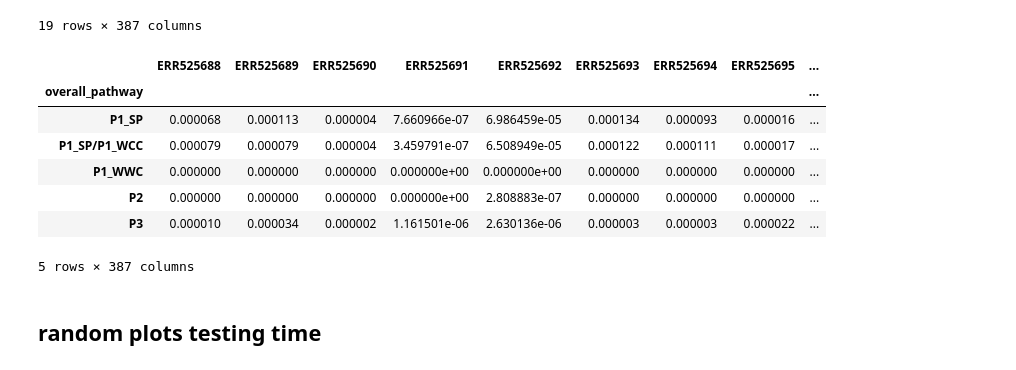
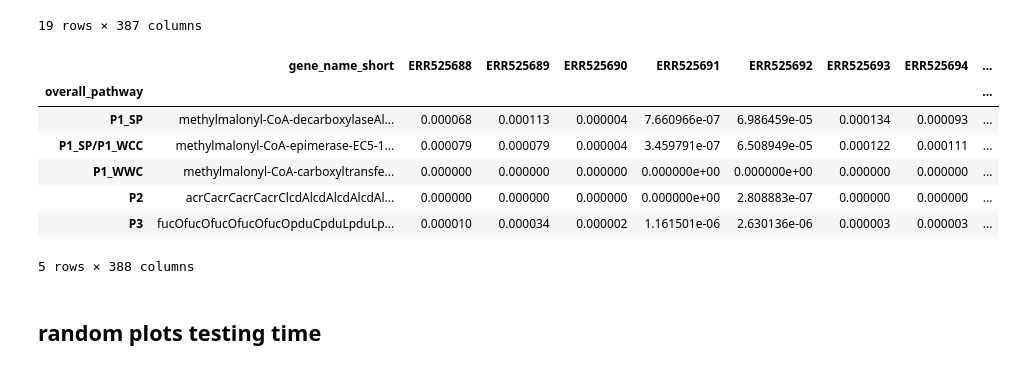
Before and after one commit to daisywyh/cremer_tester, a Jupyter notebook: pathway_abundance/pathway_abundance.ipynb, the cells around one changed output. Saved outputs shown, nothing was run; the diff lists cells and outputs as text; code cells hidden in the pictures.

```diff
--- a/pathway_abundance/pathway_abundance.ipynb
+++ b/pathway_abundance/pathway_abundance.ipynb
@@ -373,26 +373,26 @@ propoinate_useful_display
 # %%
 propionate_overall_pathway_group = propionate_final_hit_table.groupby(["overall_pathway"]).sum()
 
-propionate_overall_pathway_group = propionate_overall_pathway_group.drop("gene_name_short", axis=1)
+# propionate_overall_pathway_group = propionate_overall_pathway_group.drop("gene_name_short", axis=1)
 
-# for pathway in list(overall_pathway_groupby.index.values):
+# for pathway in list(propionate_overall_pathway_group.index.values):
 
 #     if pathway in pathway_length_dict.keys():
 
-#         overall_pathway_groupby.at[pathway, "pathway_abundance"] /= pathway_length_dict[pathway]
+#         propionate_overall_pathway_group.at[pathway, "pathway_abundance"] /= pathway_length_dict[pathway]
 
-# overall_pathway_groupby.at['P1_SP/P1_WCC', "pathway_abundance"] /= 5.5
+# propionate_overall_pathway_group.at['P1_SP/P1_WCC', "pathway_abundance"] /= 5.5
 
 propionate_overall_pathway_group
 # %% [output]
-|  | ERR525688 | ERR525689 | ERR525690 | ERR525691 | ERR525692 | ERR525693 | ERR525694 | ERR525695 | ... |
+|  | gene_name_short | ERR525688 | ERR525689 | ERR525690 | ERR525691 | ERR525692 | ERR525693 | ERR525694 | ... |
 | overall_pathway |  |  |  |  |  |  |  |  | ... |
-| P1_SP | 0.000068 | 0.000113 | 0.000004 | 7.660966e-07 | 6.986459e-05 | 0.000134 | 0.000093 | 0.000016 | ... |
-| P1_SP/P1_WCC | 0.000079 | 0.000079 | 0.000004 | 3.459791e-07 | 6.508949e-05 | 0.000122 | 0.000111 | 0.000017 | ... |
-| P1_WWC | 0.000000 | 0.000000 | 0.000000 | 0.000000e+00 | 0.000000e+00 | 0.000000 | 0.000000 | 0.000000 | ... |
-| P2 | 0.000000 | 0.000000 | 0.000000 | 0.000000e+00 | 2.808883e-07 | 0.000000 | 0.000000 | 0.000000 | ... |
-| P3 | 0.000010 | 0.000034 | 0.000002 | 1.161501e-06 | 2.630136e-06 | 0.000003 | 0.000003 | 0.000022 | ... |
+| P1_SP | methylmalonyl-CoA-decarboxylaseAl... | 0.000068 | 0.000113 | 0.000004 | 7.660966e-07 | 6.986459e-05 | 0.000134 | 0.000093 | ... |
+| P1_SP/P1_WCC | methylmalonyl-CoA-epimerase-EC5-1... | 0.000079 | 0.000079 | 0.000004 | 3.459791e-07 | 6.508949e-05 | 0.000122 | 0.000111 | ... |
+| P1_WWC | methylmalonyl-CoA-carboxyltransfe... | 0.000000 | 0.000000 | 0.000000 | 0.000000e+00 | 0.000000e+00 | 0.000000 | 0.000000 | ... |
+| P2 | acrCacrCacrCacrClcdAlcdAlcdAlcdAl... | 0.000000 | 0.000000 | 0.000000 | 0.000000e+00 | 2.808883e-07 | 0.000000 | 0.000000 | ... |
+| P3 | fucOfucOfucOfucOfucOpduCpduLpduLp... | 0.000010 | 0.000034 | 0.000002 | 1.161501e-06 | 2.630136e-06 | 0.000003 | 0.000003 | ... |
-5 rows × 387 columns
+5 rows × 388 columns
 # %% [markdown]
 ## random plots testing time
 # %%
```
Also changed, not shown: parts of 2 cells of this notebook, 3 other files.
